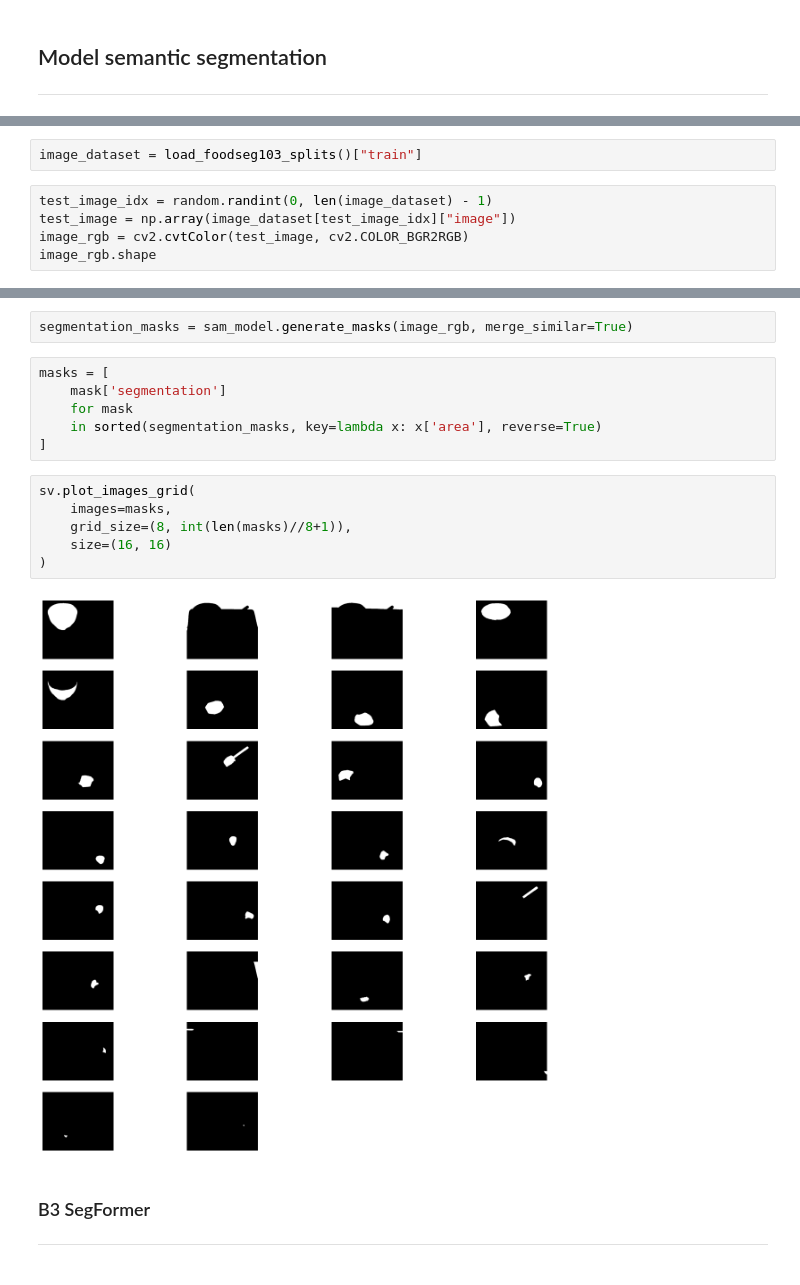
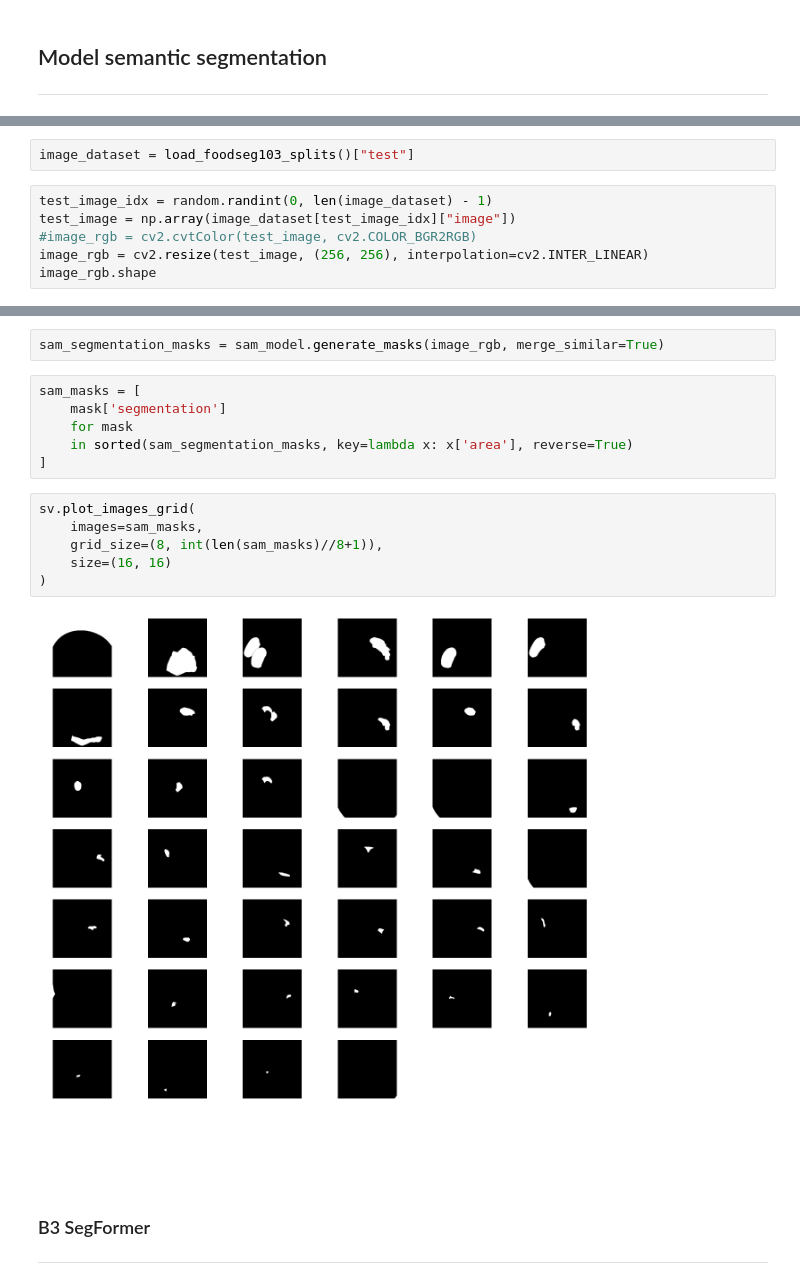
Before and after one commit to fernandocfbf/food-macro-analyzer, a Jupyter notebook: segmentation_SAM_model.ipynb, the cells around one changed output, grey strips where cells are left out. Saved outputs shown, nothing was run; the diff lists cells and outputs as text.

Commit message:
feat: adding SAM and segformer class, and merge solution notebook

```diff
--- a/segmentation_SAM_model.ipynb
+++ b/segmentation_SAM_model.ipynb
@@ -24,8 +31,9 @@ sam_model = SAMModel()
 # %%
-image_dataset = load_foodseg103_splits()["train"]
+image_dataset = load_foodseg103_splits()["test"]
 # %%
 test_image_idx = random.randint(0, len(image_dataset) - 1)
 test_image = np.array(image_dataset[test_image_idx]["image"])
-image_rgb = cv2.cvtColor(test_image, cv2.COLOR_BGR2RGB)
+#image_rgb = cv2.cvtColor(test_image, cv2.COLOR_BGR2RGB)
+image_rgb = cv2.resize(test_image, (256, 256), interpolation=cv2.INTER_LINEAR)
 image_rgb.shape
 # %% [output]
@@ -37,19 +50,19 @@ sam_model.preview_image_segmentation(image_rgb, merge_similar=True)
 # %%
-segmentation_masks = sam_model.generate_masks(image_rgb, merge_similar=True)
+sam_segmentation_masks = sam_model.generate_masks(image_rgb, merge_similar=True)
 # %%
-masks = [
+sam_masks = [
     mask['segmentation']
     for mask
-    in sorted(segmentation_masks, key=lambda x: x['area'], reverse=True)
+    in sorted(sam_segmentation_masks, key=lambda x: x['area'], reverse=True)
 ]
 # %%
 sv.plot_images_grid(
-    images=masks,
-    grid_size=(8, int(len(masks)//8+1)),
+    images=sam_masks,
+    grid_size=(8, int(len(sam_masks)//8+1)),
     size=(16, 16)
 )
 # %% [output]
-[figure, old version]
+[figure, new version]
 # %% [markdown]
 ### B3 SegFormer
 ---
```
Also changed, not shown: parts of 18 cells of this notebook, 2 other files.
